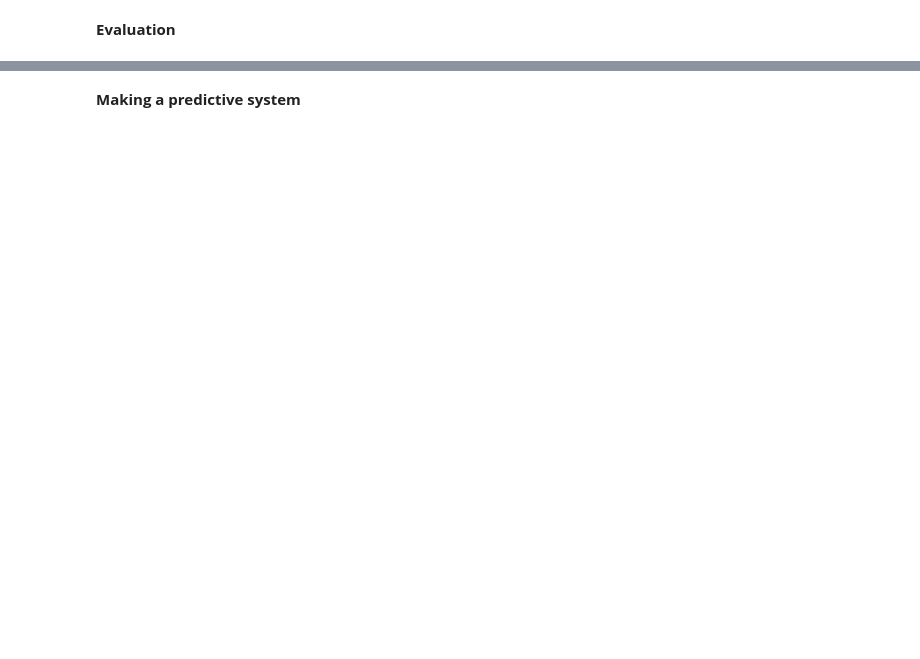
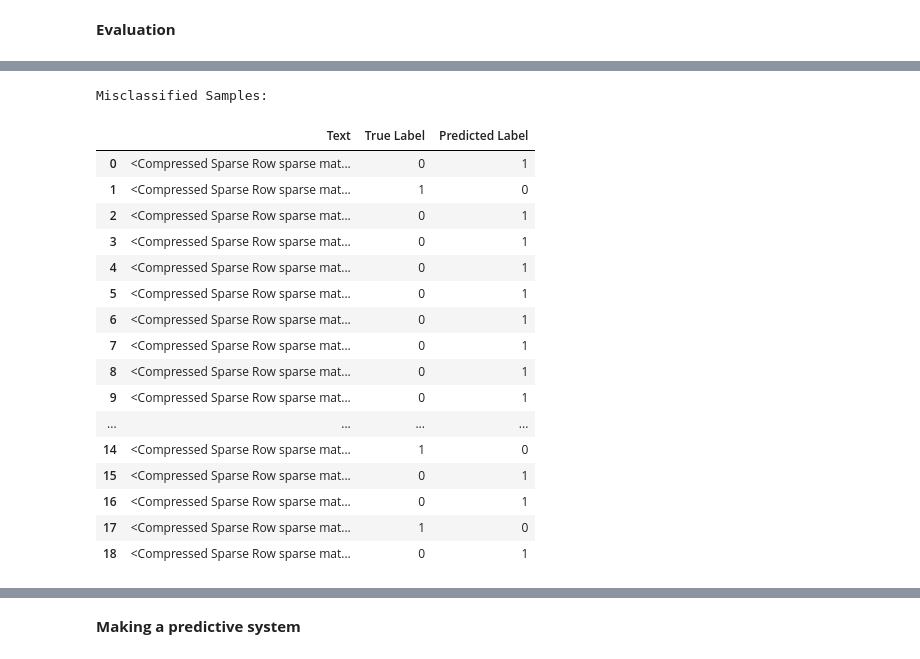
Before and after one commit to Aniket6334/Fake-News-Detector, a Jupyter notebook: Fake_News_Detector.ipynb, the cells around one changed output, grey strips where cells are left out. Saved outputs shown, nothing was run; the diff lists cells and outputs as text; code cells hidden in the pictures; blank space fills up the shorter version.

```diff
--- a/Fake_News_Detector.ipynb
+++ b/Fake_News_Detector.ipynb
@@ -312 +326,28 @@ Misclassified Samples:
+# %%
+# @title Analyze incorrect predictions (Test) : Random Forest Classifier
+import pandas as pd
+incorrect_preds = X_test[(X_test_prediction_rf != Y_test)]
+incorrect_df = pd.DataFrame({'Text': incorrect_preds, 'True Label': Y_test[(X_test_prediction_rf != Y_test)],
+                             'Predicted Label': X_test_prediction_rf[(X_test_prediction_rf != Y_test)]})
+print("Misclassified Samples:")
+incorrect_df
+# %% [output]
+Misclassified Samples:
+|  | Text | True Label | Predicted Label |
+| 0 | <Compressed Sparse Row sparse mat... | 0 | 1 |
+| 1 | <Compressed Sparse Row sparse mat... | 1 | 0 |
+| 2 | <Compressed Sparse Row sparse mat... | 0 | 1 |
+| 3 | <Compressed Sparse Row sparse mat... | 0 | 1 |
+| 4 | <Compressed Sparse Row sparse mat... | 0 | 1 |
+| 5 | <Compressed Sparse Row sparse mat... | 0 | 1 |
+| 6 | <Compressed Sparse Row sparse mat... | 0 | 1 |
+| 7 | <Compressed Sparse Row sparse mat... | 0 | 1 |
+| 8 | <Compressed Sparse Row sparse mat... | 0 | 1 |
+| 9 | <Compressed Sparse Row sparse mat... | 0 | 1 |
+| ... | ... | ... | ... |
+| 14 | <Compressed Sparse Row sparse mat... | 1 | 0 |
+| 15 | <Compressed Sparse Row sparse mat... | 0 | 1 |
+| 16 | <Compressed Sparse Row sparse mat... | 0 | 1 |
+| 17 | <Compressed Sparse Row sparse mat... | 1 | 0 |
+| 18 | <Compressed Sparse Row sparse mat... | 0 | 1 |
 # %%
```
Also changed, not shown: parts of 34 cells of this notebook.
